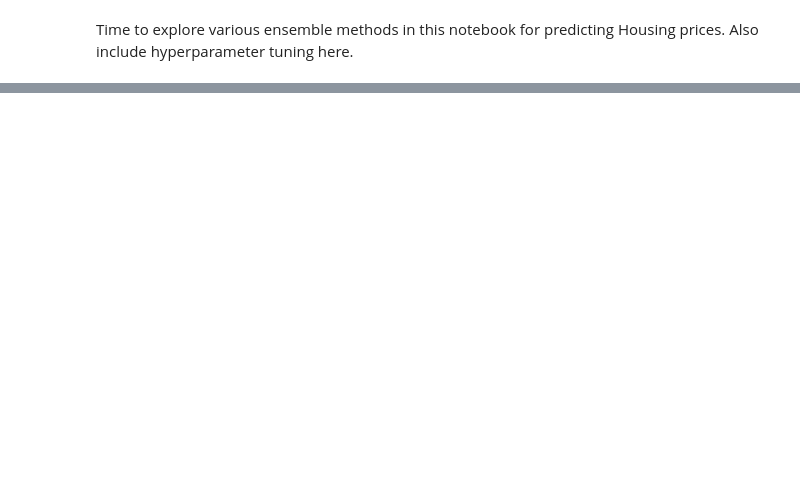
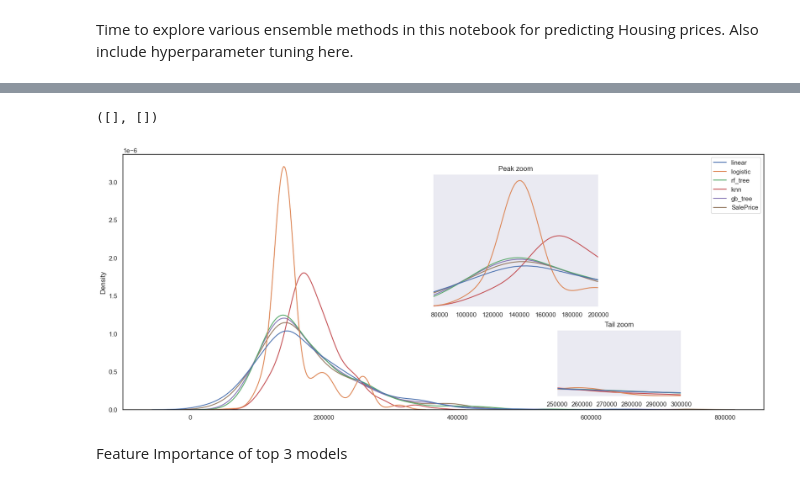
Before and after one commit to Maksym-Kryvenko/House_Prices, a Jupyter notebook: main.ipynb, the cells around one changed output, grey strips where cells are left out. Drawn from its saved outputs; the diff is of its cells as text; code cells hidden in the pictures; blank space fills up the shorter version.

```diff
--- a/main.ipynb
+++ b/main.ipynb
@@ -441,5 +473,5 @@ for col in ['MasVnrArea', 'TotalBsmtSF', '2ndFlrSF', 'Fireplaces', 'WoodDeckSF']
 # %% [markdown]
 Using the <b>get_dummies()</b> method, we transform categorical variables into numerical columns suitable for input into our machine learning algorithm. This conversion ensures that the model can effectively learn from and interpret the categorical information.
 # %%
-data_train = pd.get_dummies(data_train, dtype=np.int8)
+data_train_enc = pd.get_dummies(data_train_scaled, dtype=np.int8)
 # %% [markdown]
@@ -447,2 +479,4 @@ data_train = pd.get_dummies(data_train, dtype=np.int8)
 # %% [markdown]
 Time to explore various ensemble methods in this notebook for predicting Housing prices. Also include hyperparameter tuning here.
+# %%
+x_train, x_val, y_train, y_val = train_test_split(data_train_enc.drop('SalePrice', axis=1), data_train_enc['SalePrice'], test_size=0.3, shuffle=True)
@@ -448,0 +544,24 @@ Time to explore various ensemble methods in this notebook for predicting Housing
+# %%
+sns.set_theme(style='white')
+fig, ax = plt.subplots(figsize=(20,8))
+sns.kdeplot([df_predicts.linear, df_predicts.logistic, df_predicts.rf_tree, df_predicts.knn, df_predicts.gb_tree, y_val], ax=ax)
+
+sns.set_theme(style='dark')
+ax2 = plt.axes([0.5, 0.42, 0.2, 0.4]) # loc: x, y, width, heigth
+sns.kdeplot([df_predicts.linear, df_predicts.logistic, df_predicts.rf_tree, df_predicts.knn, df_predicts.gb_tree, y_val], ax=ax2, legend=False)
+ax2.set_xlim([75000,200000])
+plt.ylabel(None)
+plt.yticks([])
+ax2.set_title('Peak zoom')
+
+ax3 = plt.axes([0.65, 0.15, 0.15, 0.2]) # loc: x, y, width, heigth
+sns.kdeplot([df_predicts.linear, df_predicts.logistic, df_predicts.rf_tree, df_predicts.knn, df_predicts.gb_tree, y_val], ax=ax3, legend=False)
+ax3.set_xlim([250000,300000])
+ax3.set_title('Tail zoom')
+plt.ylabel(None)
+plt.yticks([])
+# %% [output]
+([], [])
+[figure, added]
+# %% [markdown]
+Feature Importance of top 3 models
```
Also changed, not shown: parts of 26 cells of this notebook.
